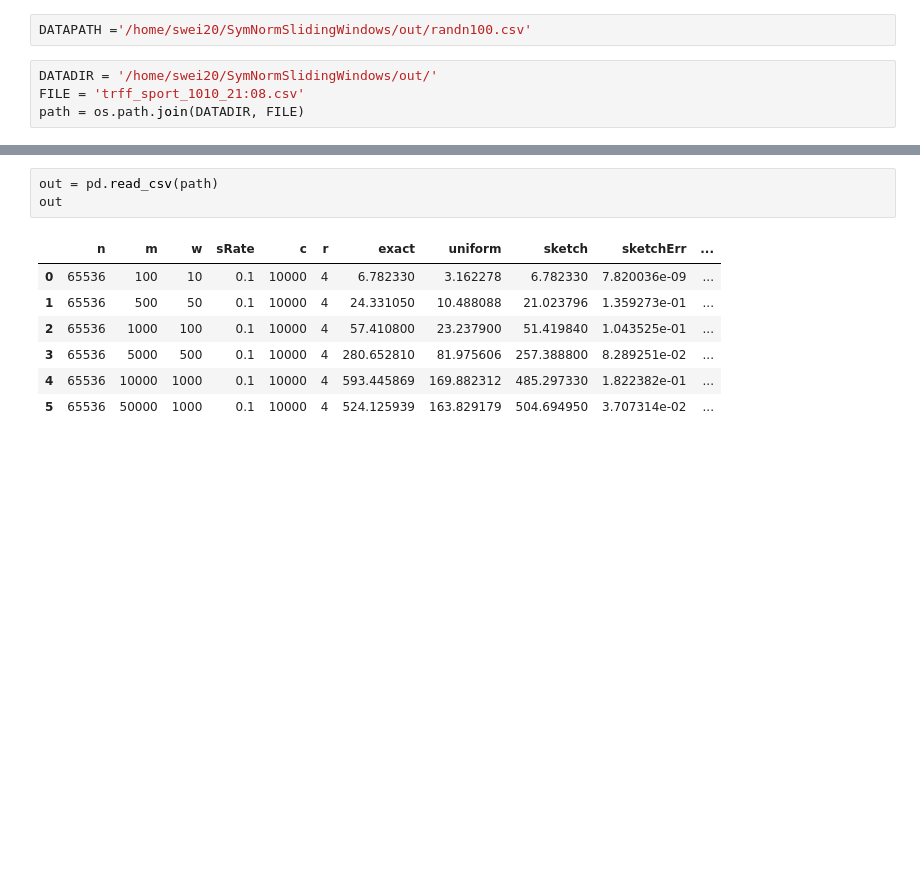
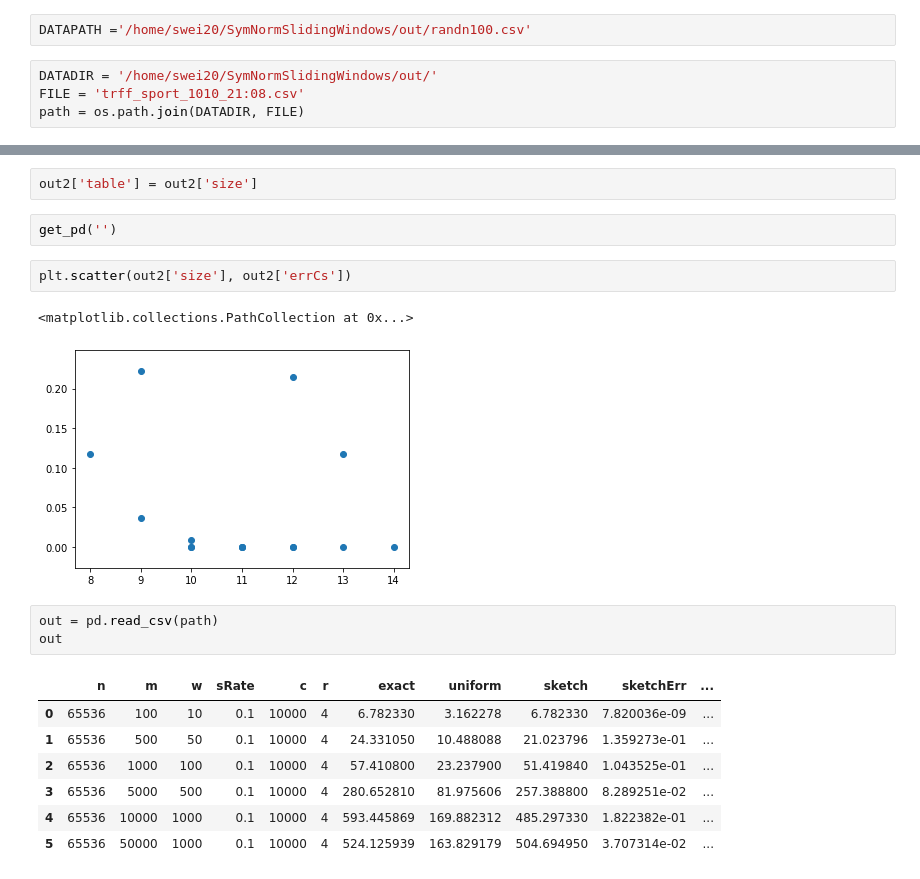
Before and after one commit to ViskaWei/SWindow, a Jupyter notebook: nb/eval_norms.ipynb, the cells around one changed output, grey strips where cells are left out. Cells and saved outputs as stored; diff of their text form; blank space fills up the shorter version.

```diff
--- a/nb/eval_norms.ipynb
+++ b/nb/eval_norms.ipynb
@@ -15,3 +31,12 @@ path = os.path.join(DATADIR, FILE)
+# %%
+out2['table'] = out2['size']
+# %%
+get_pd('')
+# %%
+plt.scatter(out2['size'], out2['errCs'])
+# %% [output]
+<matplotlib.collections.PathCollection at 0x...>
+[figure, added]
 # %%
 out = pd.read_csv(path)
 out
```
Also changed, not shown: parts of 6 cells of this notebook, 5 other files.
